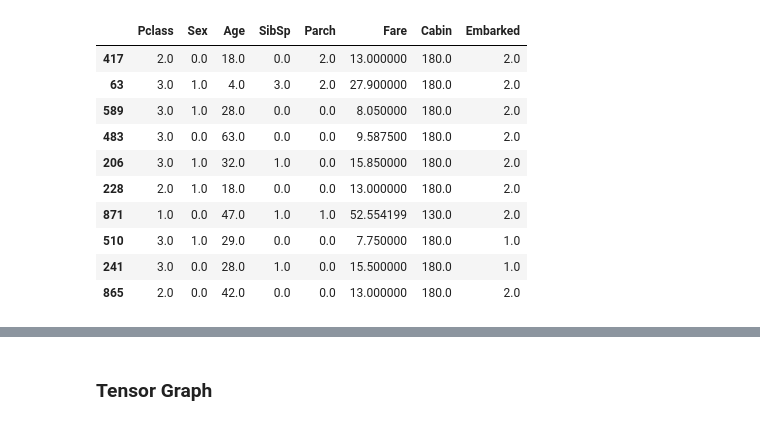
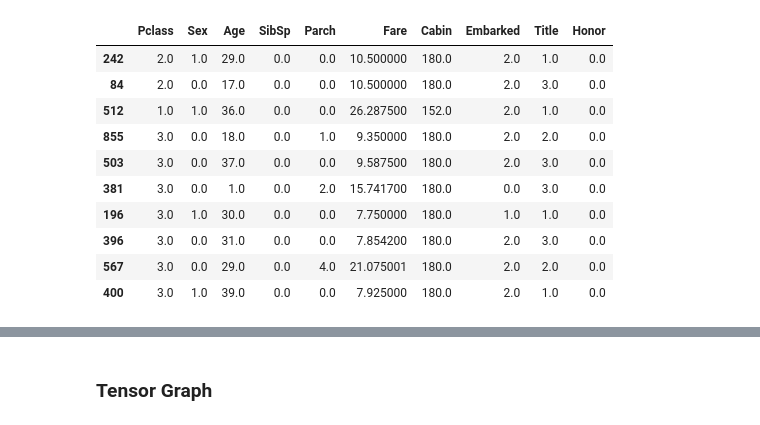
Before and after one commit to lamberthuangds/Titanic, a Jupyter notebook: Titanic_predict_tf.ipynb, the cells around one changed output, grey strips where cells are left out. Drawn from its saved outputs; the diff is of its cells as text; code cells hidden in the pictures.

```diff
--- a/Titanic_predict_tf.ipynb
+++ b/Titanic_predict_tf.ipynb
@@ -13,11 +25,20 @@ df_test = pd.read_csv('test.csv')
+# %%
+titles = {'mr':1, 'mrs':2, 'mme':2, 'ms':3, 'miss':3, 'mlle':3, 'don':4, 'sir':4, 'jonkheer':4,
+          'major':4, 'col':4, 'dr':4, 'master':4, 'capt':4, 'dona':5, 'lady':5, 'countess':5,
+         'rev':6}
+df_train['Title'] = df_train['Name'].apply(lambda name: titles.get(get_title(name)))
+df_train['Honor'] = df_train['Title'].apply(lambda title: 1 if title ==4 or title == 5 else 0)
+df_test['Title'] = df_test['Name'].apply(lambda name: titles.get(get_title(name)))
+df_test['Honor'] = df_test['Title'].apply(lambda title: 1 if title ==4 or title == 5 else 0)
 # %%
 # 1. Data clearning
-# Age - find the median and fill to
-# may be try df_test_Age with its own median
-# fill_df_test_Age = df_test.Age.median()
-fill_df_Age = df_train.Age.median()
-df_train.Age.fillna(fill_df_Age, inplace=True)
-df_test.Age.fillna(fill_df_Age, inplace=True)
+# df_train.Age.fillna(fill_df_Age, inplace=True)
+# df_test.Age.fillna(fill_df_Age, inplace=True)
+for i in range(1,7):
+    a = df_train[(df_train.Age.isnull()) & (df_train.Title==i)]
+    df_train.Age.iloc[a.index] = df_train.Age[df_train.Title==i].median()
+    b = df_test[(df_test.Age.isnull()) & (df_test.Title==i)]
+    df_test.Age.iloc[b.index] = df_train.Age[df_train.Title==i].median()
 
 # Cabin - fill nan with 'fill' and select first cabin
 df_train.Cabin.fillna('fill',inplace=True)
@@ -60,7 +69,9 @@ sFeatures = ['Pclass',
  'Parch',
  'Fare',
  'Cabin',
- 'Embarked']
+ 'Embarked',
+ 'Title',
+ 'Honor']
 
 X = df_train[sFeatures]
 y = df_train[['Survived','Deceased']]
@@ -76,15 +87,13 @@ Cabin_labels = np.append(X_Cabin_unique, X_lack)
 # print(X_Cabin_unique.shape, X_Cabin_unique)
 # print(Cabin_labels.shape, Cabin_labels)
 
-# LabelEncoder categorical Cabin and Embarked
-# le_Cabin = LabelEncoder().fit(np.array(X['Cabin'].tolist()))
 le_Cabin = LabelEncoder().fit(Cabin_labels)
 le_Embarked = LabelEncoder().fit(np.array(X['Embarked'].tolist()))
 
-X['Cabin'] = le_Cabin.transform(X['Cabin'])
-X['Embarked'] = le_Embarked.transform(X['Embarked'])
-X_test['Cabin'] = le_Cabin.transform(X_test['Cabin'])
-X_test['Embarked'] = le_Embarked.transform(X_test['Embarked'])
+X.loc[:,'Cabin'] = le_Cabin.transform(X['Cabin'])
+X.loc[:,'Embarked'] = le_Embarked.transform(X['Embarked'])
+X_test.loc[:,'Cabin'] = le_Cabin.transform(X_test['Cabin'])
+X_test.loc[:,'Embarked'] = le_Embarked.transform(X_test['Embarked'])
 X = X.astype(np.float32)
 y = y.astype(np.float32)
 # %% [output]
@@ -110,16 +106,16 @@ See the caveats in the documentation: http://pandas.pydata.org/pandas-docs/stabl
 # Validation
 X_train, X_val, y_train, y_val = train_test_split(X, y)
 # %%
-X_train[0:10]
+X_val[0:10]
 # %% [output]
-|  | Pclass | Sex | Age | SibSp | Parch | Fare | Cabin | Embarked |
-| 417 | 2.0 | 0.0 | 18.0 | 0.0 | 2.0 | 13.000000 | 180.0 | 2.0 |
-| 63 | 3.0 | 1.0 | 4.0 | 3.0 | 2.0 | 27.900000 | 180.0 | 2.0 |
-| 589 | 3.0 | 1.0 | 28.0 | 0.0 | 0.0 | 8.050000 | 180.0 | 2.0 |
-| 483 | 3.0 | 0.0 | 63.0 | 0.0 | 0.0 | 9.587500 | 180.0 | 2.0 |
-| 206 | 3.0 | 1.0 | 32.0 | 1.0 | 0.0 | 15.850000 | 180.0 | 2.0 |
-| 228 | 2.0 | 1.0 | 18.0 | 0.0 | 0.0 | 13.000000 | 180.0 | 2.0 |
-| 871 | 1.0 | 0.0 | 47.0 | 1.0 | 1.0 | 52.554199 | 130.0 | 2.0 |
-| 510 | 3.0 | 1.0 | 29.0 | 0.0 | 0.0 | 7.750000 | 180.0 | 1.0 |
-| 241 | 3.0 | 0.0 | 28.0 | 1.0 | 0.0 | 15.500000 | 180.0 | 1.0 |
-| 865 | 2.0 | 0.0 | 42.0 | 0.0 | 0.0 | 13.000000 | 180.0 | 2.0 |
+|  | Pclass | Sex | Age | SibSp | Parch | Fare | Cabin | Embarked | Title | Honor |
+| 242 | 2.0 | 1.0 | 29.0 | 0.0 | 0.0 | 10.500000 | 180.0 | 2.0 | 1.0 | 0.0 |
+| 84 | 2.0 | 0.0 | 17.0 | 0.0 | 0.0 | 10.500000 | 180.0 | 2.0 | 3.0 | 0.0 |
+| 512 | 1.0 | 1.0 | 36.0 | 0.0 | 0.0 | 26.287500 | 152.0 | 2.0 | 1.0 | 0.0 |
+| 855 | 3.0 | 0.0 | 18.0 | 0.0 | 1.0 | 9.350000 | 180.0 | 2.0 | 2.0 | 0.0 |
+| 503 | 3.0 | 0.0 | 37.0 | 0.0 | 0.0 | 9.587500 | 180.0 | 2.0 | 3.0 | 0.0 |
+| 381 | 3.0 | 0.0 | 1.0 | 0.0 | 2.0 | 15.741700 | 180.0 | 0.0 | 3.0 | 0.0 |
+| 196 | 3.0 | 1.0 | 30.0 | 0.0 | 0.0 | 7.750000 | 180.0 | 1.0 | 1.0 | 0.0 |
+| 396 | 3.0 | 0.0 | 31.0 | 0.0 | 0.0 | 7.854200 | 180.0 | 2.0 | 3.0 | 0.0 |
+| 567 | 3.0 | 0.0 | 29.0 | 0.0 | 4.0 | 21.075001 | 180.0 | 2.0 | 2.0 | 0.0 |
+| 400 | 3.0 | 1.0 | 39.0 | 0.0 | 0.0 | 7.925000 | 180.0 | 2.0 | 1.0 | 0.0 |
```
Also changed, not shown: parts of 15 cells of this notebook, 2 other files.
